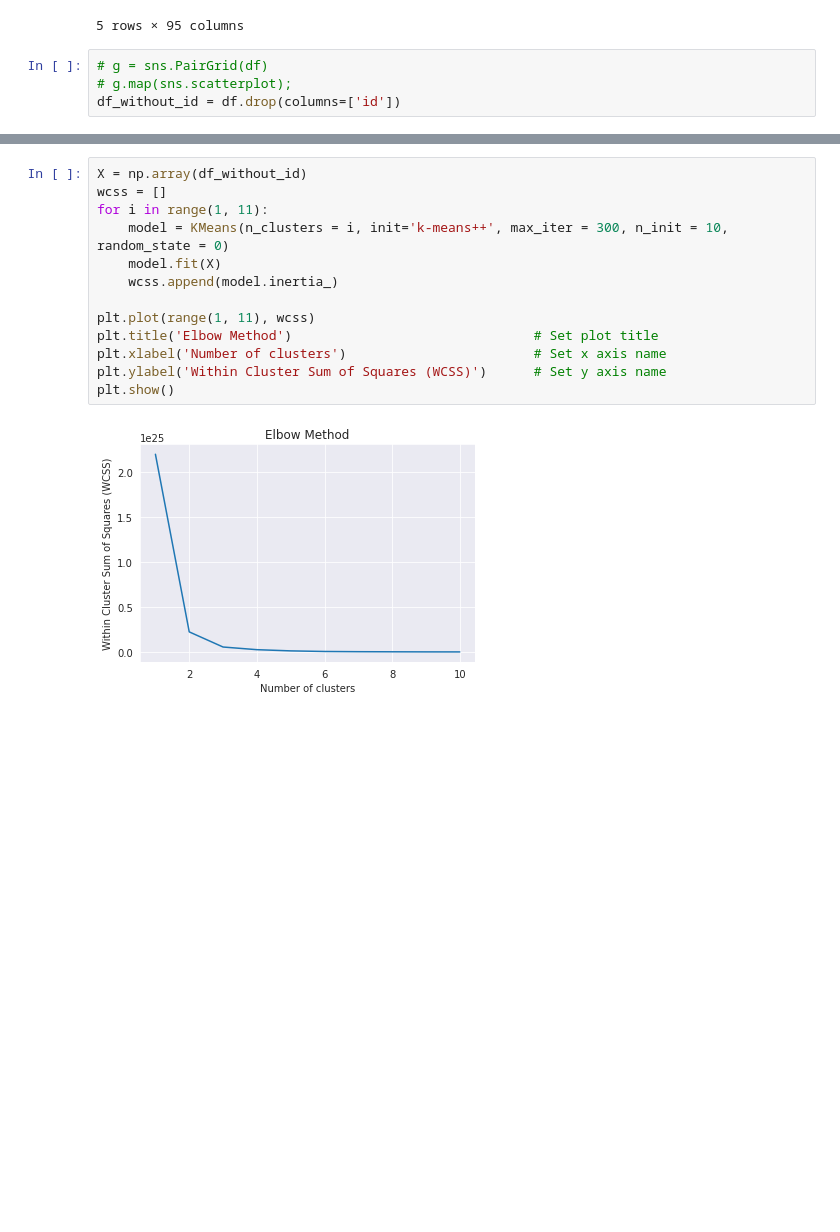
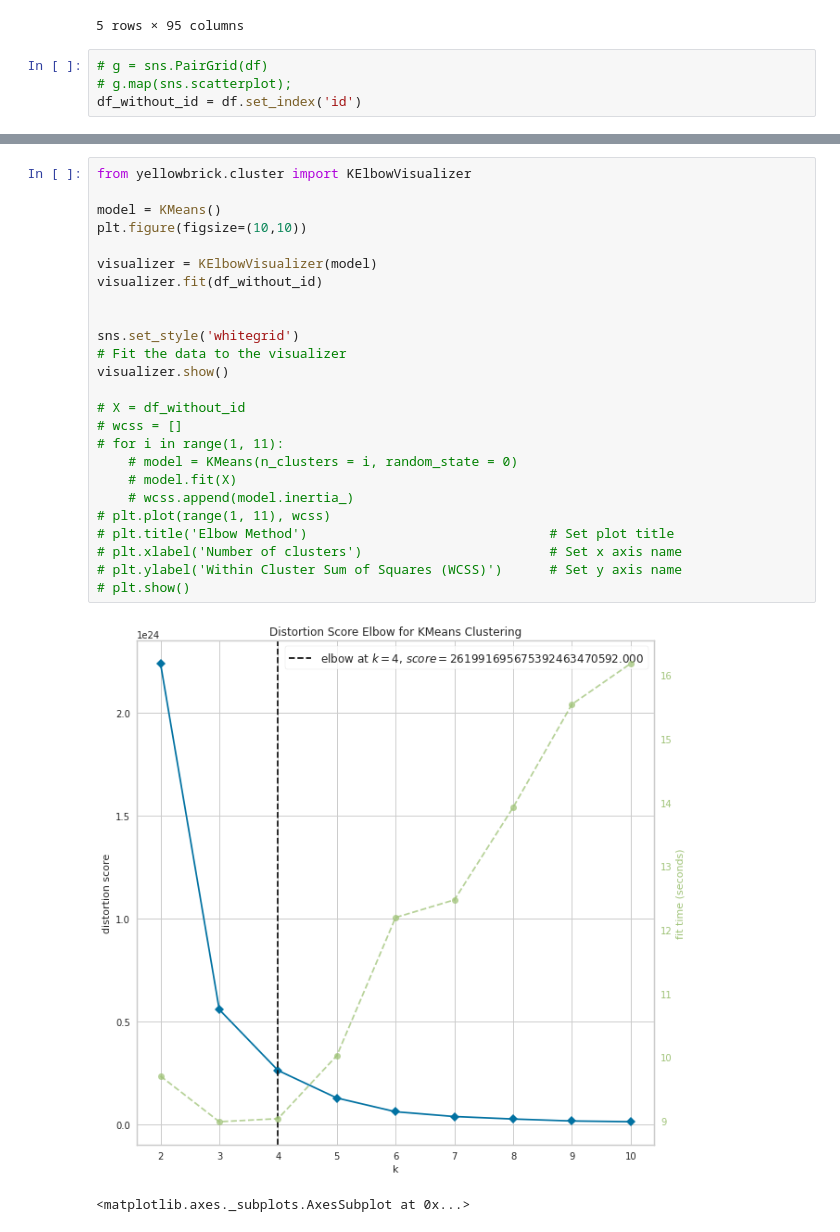
Before and after one commit to igmriegel/group-project-codenation, a Jupyter notebook: Clusterização_dos_dados.ipynb, the cells around one changed output, grey strips where cells are left out. Drawn from its saved outputs; the diff is of its cells as text; blank space fills up the shorter version.

Commit message:
descoberto optimal number of clusters KMEANS

```diff
--- a/Clusterização_dos_dados.ipynb
+++ b/Clusterização_dos_dados.ipynb
@@ -29,4 +29,4 @@ df.head()
 # %%
 # g = sns.PairGrid(df)
 # g.map(sns.scatterplot);
-df_without_id = df.drop(columns=['id'])
+df_without_id = df.set_index('id')
@@ -33,16 +68,29 @@ df_without_id = df.drop(columns=['id'])
 # %%
-X = np.array(df_without_id)
-wcss = []
-for i in range(1, 11):
-    model = KMeans(n_clusters = i, init='k-means++', max_iter = 300, n_init = 10, random_state = 0)
-    model.fit(X)
-    wcss.append(model.inertia_)
+from yellowbrick.cluster import KElbowVisualizer
 
-plt.plot(range(1, 11), wcss)
-plt.title('Elbow Method')                               # Set plot title
-plt.xlabel('Number of clusters')                        # Set x axis name
-plt.ylabel('Within Cluster Sum of Squares (WCSS)')      # Set y axis name
-plt.show()
+model = KMeans()
+plt.figure(figsize=(10,10))
+
+visualizer = KElbowVisualizer(model)
+visualizer.fit(df_without_id)
+
+
+sns.set_style('whitegrid')
+# Fit the data to the visualizer
+visualizer.show()
+
+# X = df_without_id
+# wcss = []
+# for i in range(1, 11):
+    # model = KMeans(n_clusters = i, random_state = 0)
+    # model.fit(X)
+    # wcss.append(model.inertia_)
+# plt.plot(range(1, 11), wcss)
+# plt.title('Elbow Method')                               # Set plot title
+# plt.xlabel('Number of clusters')                        # Set x axis name
+# plt.ylabel('Within Cluster Sum of Squares (WCSS)')      # Set y axis name
+# plt.show()
 # %% [output]
-[figure, old version]
+[figure, new version]
+<matplotlib.axes._subplots.AxesSubplot at 0x...>
 # %%
```
Also changed, not shown: parts of 3 cells of this notebook.
